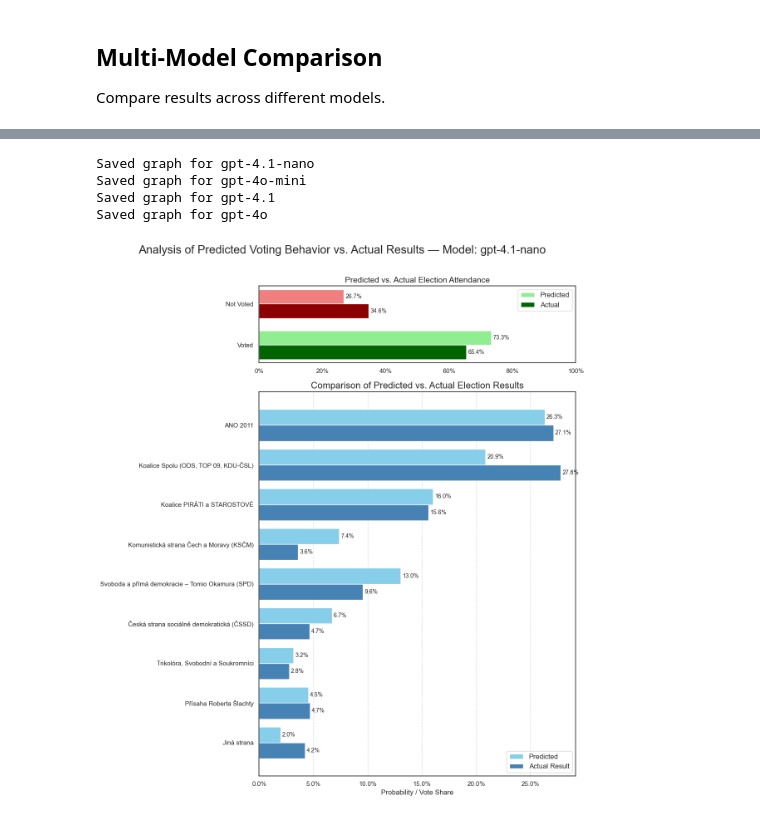
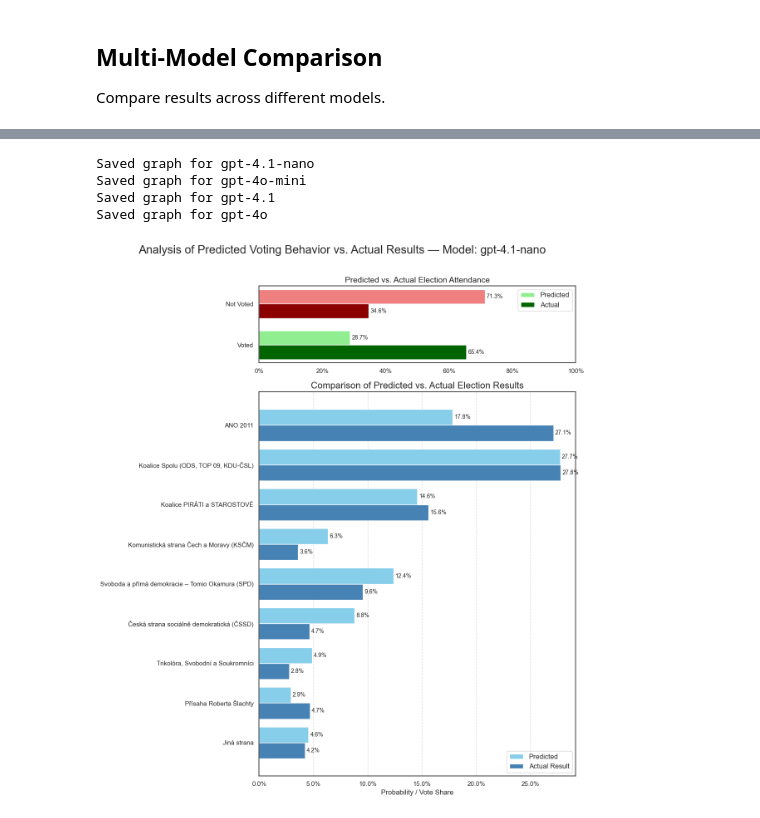
Before and after one commit to 11NIKTO11/Panel_LLM, a Jupyter notebook: Result_analysis.ipynb, the cells around one changed output, grey strips where cells are left out. Saved outputs shown, nothing was run; the diff lists cells and outputs as text; code cells hidden in the pictures.

```diff
--- a/Result_analysis.ipynb
+++ b/Result_analysis.ipynb
@@ -34,7 +35,7 @@ df = pd.read_spss(data_path)
 # Vectorized extraction without Python loop
 data = df[['Q21']].rename(columns={'Q21': 'voted_party'})
 
-actual_parties, actual_attendance = Data.ELECTION_RESULTS, Data.ELECTION_ATTENDANCE
+actual_parties, actual_attendance = Data.ELECTION_DATA
 
 print(f"Loaded survey data: {len(data)} respondents")
 # %% [output]
@@ -175,7 +176,7 @@ for model_name in model_names:
     try:
         file_suffix = "_(uncertain_ID)" if model_name != "gpt-4o" else ""
         results = Save_Utils.load_results_from_json(
-            f"results/voting_results_n=3880_t=0_{model}{"_(uncertain_ID)" if model!="gpt-4o" else ""}.json",
+            f"results/voting_results_n=3880_t=0_{model_name}{"_(uncertain_ID)" if model_name!="gpt-4o" else ""}.json",
             VotingResult.VotingResult
         )
         voting_results_list.append(results)
@@ -199,27 +200,27 @@ Successfully loaded 4 model results.
 # %%
 # Generate and save comparison graphs
 for model_name, voting_results_model in zip(model_names, voting_results_list):
     if not voting_results_model:  # Skip if no results loaded
         continue
 
-    predicted_parties, predicted_attendance = Visualization_Utils.aggregate_results(list(voting_results.values()), True)
+    predicted_parties, predicted_attendance = Visualization_Utils.aggregate_results(list(voting_results_model.values()), True)
 
     reload(Visualization_Utils)
     # Visualize the results
     fig = Visualization_Utils.visualize_comprehensive_results(
         predicted_parties,
         predicted_attendance,
         actual_parties,
         actual_attendance,
         model_name=model_name
     )
     # Save the plot as a PNG file
     if fig:
         fig.savefig(f"graphs/{model_name}.png")
         print(f"Saved graph for {model_name}")
 # %% [output]
 Saved graph for gpt-4.1-nano
 Saved graph for gpt-4o-mini
 Saved graph for gpt-4.1
 Saved graph for gpt-4o
-[figure, old version]
+[figure, new version]
```
Also changed, not shown: parts of 9 cells of this notebook, 2 other files.
